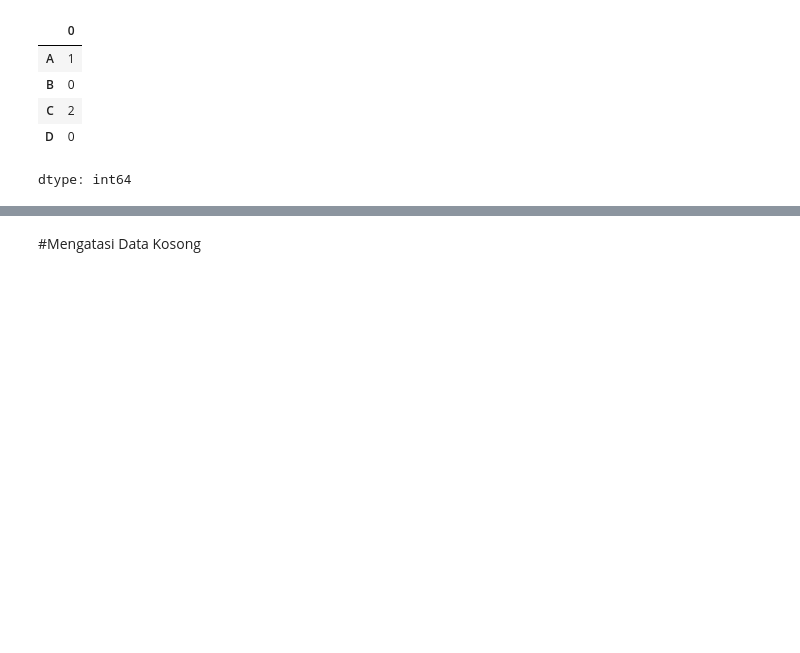
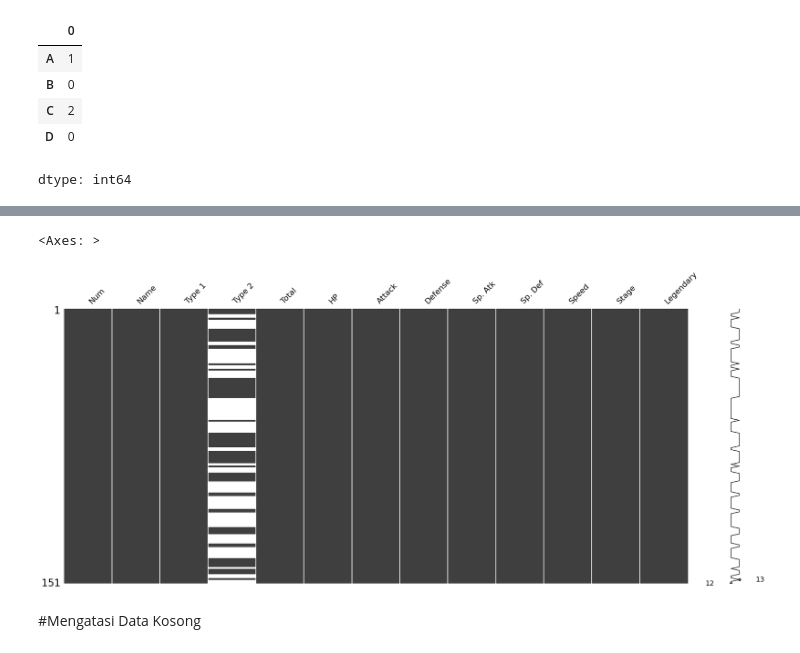
Before and after one commit to IdhamAbidinKaisilay/BelajarDataAnalyst, a Jupyter notebook: Data_Kosong_Missing_Data_.ipynb, the cells around one changed output, grey strips where cells are left out. Cells and saved outputs as stored; diff of their text form; code cells hidden in the pictures; blank space fills up the shorter version.

```diff
--- a/Data_Kosong_Missing_Data_.ipynb
+++ b/Data_Kosong_Missing_Data_.ipynb
@@ -66,3 +103,19 @@ dtype: int64
+# %%
+msno.matrix(df_pokemon)
+# 👉 Menampilkan representasi visual per baris (Pokemon) dan per kolom:
+#    - Warna putih = nilai ada / valid.
+#    - Warna abu-abu = nilai kosong (NaN).
+# Insight:
+#    Semua kolom penuh warna abu-abu (artinya lengkap) kecuali "Type 2".
+#    Pada kolom "Type 2" terlihat garis-garis abu-abu yang banyak,
+#    menandakan cukup banyak Pokemon tidak punya tipe kedua.
+#    Contoh: Charmander, Dragonair, Mew, dll.
+# Kesimpulan:
+#    Missing value di dataset ini hanya signifikan pada "Type 2",
+#    sedangkan kolom lain aman, lengkap, dan tidak perlu dibersihkan.
+# %% [output]
+<Axes: >
+[figure, added]
 # %% [markdown]
 #Mengatasi Data Kosong
 # %%
```
Also changed, not shown: parts of 22 cells of this notebook.
